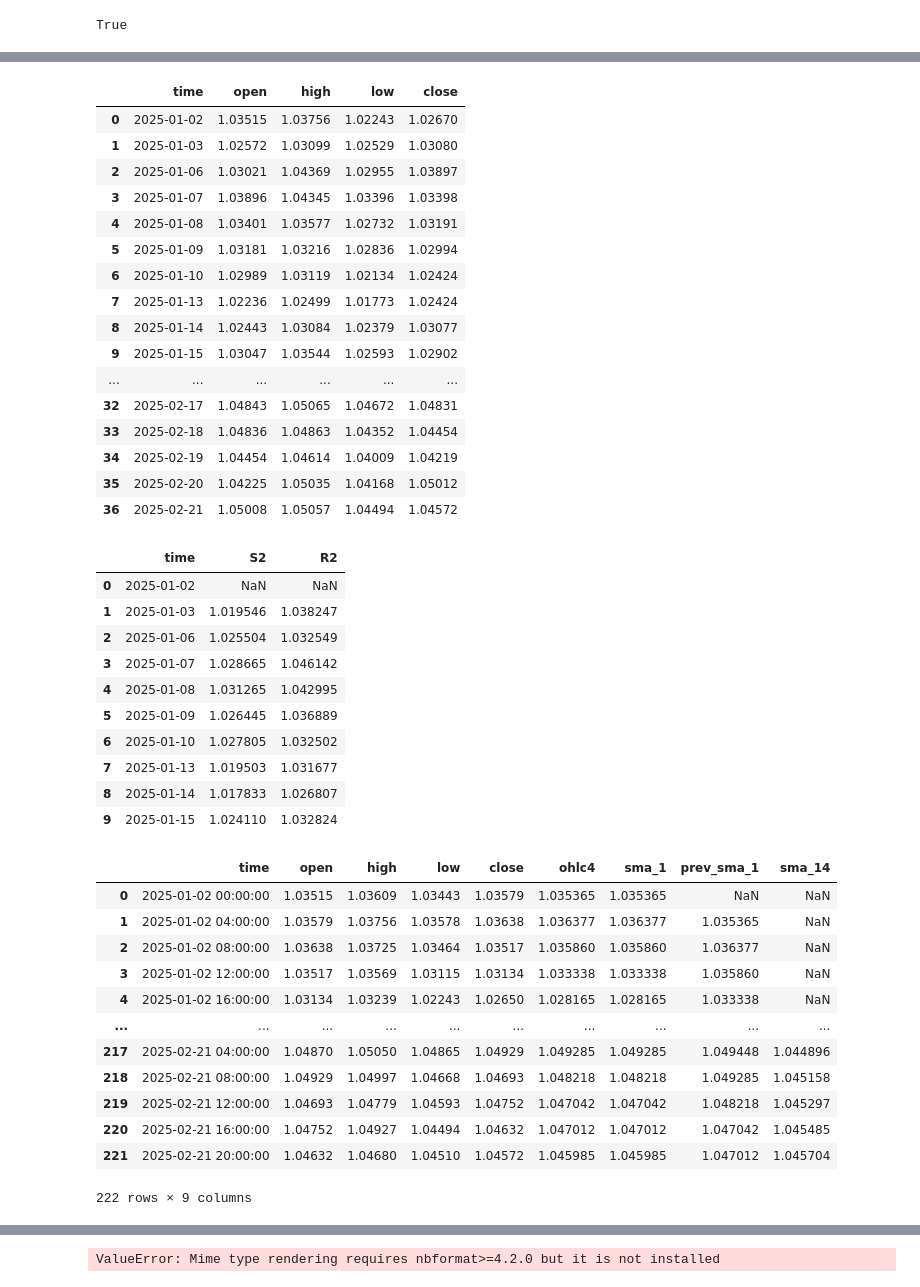
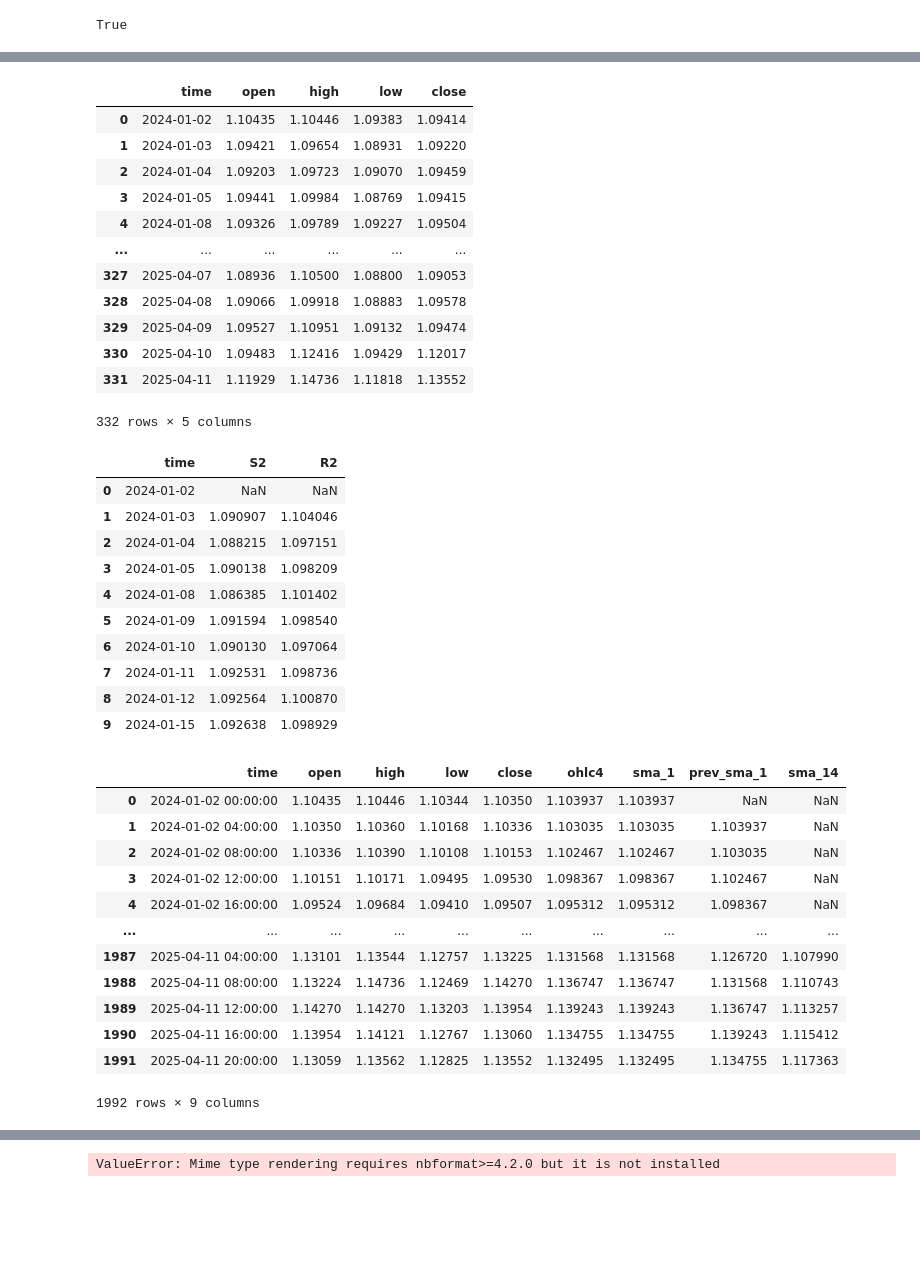
Before and after one commit to Moad2048/python_finance_market_projects, a Jupyter notebook: b2.ipynb, the cells around one changed output, grey strips where cells are left out. Drawn from its saved outputs; the diff is of its cells as text; code cells hidden in the pictures; blank space fills up the shorter version.

```diff
--- a/b2.ipynb
+++ b/b2.ipynb
@@ -32,8 +32,8 @@ def get_ohlc(symbol, timeframe, start_datetime, end_datetime):
 symbol = 'EURUSD'
 pos_size = 1
 timeframe = mt5.TIMEFRAME_M30
-start_datetime = datetime(2025,1,1)
-end_datetime = datetime(2025,2,22)
+start_datetime = datetime(2024,1,1)
+end_datetime = datetime(2025,4,12)
 ohlc_df = get_ohlc(symbol, timeframe, start_datetime, end_datetime)
 ohlc_df
 # %% [output]
@@ -55,9 +55,7 @@ ohlc_df
 symbol = 'EURUSD'
 pos_size = 1
 timeframe = mt5.TIMEFRAME_H4
-start_datetime = datetime(2025,1,1)
-end_datetime = datetime(2025,2,22)
 hourly_df = get_ohlc(symbol, timeframe, start_datetime, end_datetime)
-hourly_df
+hourly_df.tail(5)
 # %% [output]
 |  | time | open | high | low | close |
@@ -76,33 +67,27 @@ hourly_df
 # %%
 # daily df
 symbol = 'EURUSD'
 pos_size = 1
 timeframe = mt5.TIMEFRAME_D1
-start_datetime = datetime(2025,1,1)
-end_datetime = datetime(2025,2,22)
 daily_df = get_ohlc(symbol, timeframe, start_datetime, end_datetime)
 # Convert 'time' column to full timestamp
 #daily_df['time'] = pd.to_datetime(daily_df['time']).dt.strftime('%Y-%m-%d %H:%M:%S')
 #daily_df['time'] = pd.to_datetime(daily_df['time'], unit= 's').dt.strftime('%Y-%m-%d %H:%M:%S')
 daily_df
 # %% [output]
 |  | time | open | high | low | close |
-| 0 | 2025-01-02 | 1.03515 | 1.03756 | 1.02243 | 1.02670 |
-| 1 | 2025-01-03 | 1.02572 | 1.03099 | 1.02529 | 1.03080 |
-| 2 | 2025-01-06 | 1.03021 | 1.04369 | 1.02955 | 1.03897 |
-| 3 | 2025-01-07 | 1.03896 | 1.04345 | 1.03396 | 1.03398 |
-| 4 | 2025-01-08 | 1.03401 | 1.03577 | 1.02732 | 1.03191 |
-| 5 | 2025-01-09 | 1.03181 | 1.03216 | 1.02836 | 1.02994 |
-| 6 | 2025-01-10 | 1.02989 | 1.03119 | 1.02134 | 1.02424 |
-| 7 | 2025-01-13 | 1.02236 | 1.02499 | 1.01773 | 1.02424 |
-| 8 | 2025-01-14 | 1.02443 | 1.03084 | 1.02379 | 1.03077 |
-| 9 | 2025-01-15 | 1.03047 | 1.03544 | 1.02593 | 1.02902 |
+| 0 | 2024-01-02 | 1.10435 | 1.10446 | 1.09383 | 1.09414 |
+| 1 | 2024-01-03 | 1.09421 | 1.09654 | 1.08931 | 1.09220 |
+| 2 | 2024-01-04 | 1.09203 | 1.09723 | 1.09070 | 1.09459 |
+| 3 | 2024-01-05 | 1.09441 | 1.09984 | 1.08769 | 1.09415 |
+| 4 | 2024-01-08 | 1.09326 | 1.09789 | 1.09227 | 1.09504 |
 | ... | ... | ... | ... | ... | ... |
-| 32 | 2025-02-17 | 1.04843 | 1.05065 | 1.04672 | 1.04831 |
-| 33 | 2025-02-18 | 1.04836 | 1.04863 | 1.04352 | 1.04454 |
-| 34 | 2025-02-19 | 1.04454 | 1.04614 | 1.04009 | 1.04219 |
-| 35 | 2025-02-20 | 1.04225 | 1.05035 | 1.04168 | 1.05012 |
-| 36 | 2025-02-21 | 1.05008 | 1.05057 | 1.04494 | 1.04572 |
+| 327 | 2025-04-07 | 1.08936 | 1.10500 | 1.08800 | 1.09053 |
+| 328 | 2025-04-08 | 1.09066 | 1.09918 | 1.08883 | 1.09578 |
+| 329 | 2025-04-09 | 1.09527 | 1.10951 | 1.09132 | 1.09474 |
+| 330 | 2025-04-10 | 1.09483 | 1.12416 | 1.09429 | 1.12017 |
+| 331 | 2025-04-11 | 1.11929 | 1.14736 | 1.11818 | 1.13552 |
+332 rows × 5 columns
 # %%
 # Calculate Pivot Point, R1, R2, R3, stopeR4, S1, S2, S3, stopeS4 levels with Fibonacci
 daily_df["pivot"] = ((daily_df["high"] + daily_df["low"] + daily_df["close"]) / 3).shift(1)
@@ -117,16 +102,16 @@ daily_df["S3"] = daily_df["pivot"] - 1.000 * daily_df["prange"]
 daily_df[["time","S2","R2"]].head(10)
 # %% [output]
 |  | time | S2 | R2 |
-| 0 | 2025-01-02 | NaN | NaN |
-| 1 | 2025-01-03 | 1.019546 | 1.038247 |
-| 2 | 2025-01-06 | 1.025504 | 1.032549 |
-| 3 | 2025-01-07 | 1.028665 | 1.046142 |
-| 4 | 2025-01-08 | 1.031265 | 1.042995 |
-| 5 | 2025-01-09 | 1.026445 | 1.036889 |
-| 6 | 2025-01-10 | 1.027805 | 1.032502 |
-| 7 | 2025-01-13 | 1.019503 | 1.031677 |
-| 8 | 2025-01-14 | 1.017833 | 1.026807 |
-| 9 | 2025-01-15 | 1.024110 | 1.032824 |
+| 0 | 2024-01-02 | NaN | NaN |
+| 1 | 2024-01-03 | 1.090907 | 1.104046 |
+| 2 | 2024-01-04 | 1.088215 | 1.097151 |
+| 3 | 2024-01-05 | 1.090138 | 1.098209 |
+| 4 | 2024-01-08 | 1.086385 | 1.101402 |
+| 5 | 2024-01-09 | 1.091594 | 1.098540 |
+| 6 | 2024-01-10 | 1.090130 | 1.097064 |
+| 7 | 2024-01-11 | 1.092531 | 1.098736 |
+| 8 | 2024-01-12 | 1.092564 | 1.100870 |
+| 9 | 2024-01-15 | 1.092638 | 1.098929 |
 # %%
 #setting the sma 1 and 14 periods
 furst_sma_period = 1
@@ -142,18 +127,18 @@ hourly_df['sma_14'] = hourly_df['ohlc4'].rolling(second_sma_period).mean()
 hourly_df
 # %% [output]
 |  | time | open | high | low | close | ohlc4 | sma_1 | prev_sma_1 | sma_14 |
-| 0 | 2025-01-02 00:00:00 | 1.03515 | 1.03609 | 1.03443 | 1.03579 | 1.035365 | 1.035365 | NaN | NaN |
-| 1 | 2025-01-02 04:00:00 | 1.03579 | 1.03756 | 1.03578 | 1.03638 | 1.036377 | 1.036377 | 1.035365 | NaN |
-| 2 | 2025-01-02 08:00:00 | 1.03638 | 1.03725 | 1.03464 | 1.03517 | 1.035860 | 1.035860 | 1.036377 | NaN |
-| 3 | 2025-01-02 12:00:00 | 1.03517 | 1.03569 | 1.03115 | 1.03134 | 1.033338 | 1.033338 | 1.035860 | NaN |
-| 4 | 2025-01-02 16:00:00 | 1.03134 | 1.03239 | 1.02243 | 1.02650 | 1.028165 | 1.028165 | 1.033338 | NaN |
+| 0 | 2024-01-02 00:00:00 | 1.10435 | 1.10446 | 1.10344 | 1.10350 | 1.103937 | 1.103937 | NaN | NaN |
+| 1 | 2024-01-02 04:00:00 | 1.10350 | 1.10360 | 1.10168 | 1.10336 | 1.103035 | 1.103035 | 1.103937 | NaN |
+| 2 | 2024-01-02 08:00:00 | 1.10336 | 1.10390 | 1.10108 | 1.10153 | 1.102467 | 1.102467 | 1.103035 | NaN |
+| 3 | 2024-01-02 12:00:00 | 1.10151 | 1.10171 | 1.09495 | 1.09530 | 1.098367 | 1.098367 | 1.102467 | NaN |
+| 4 | 2024-01-02 16:00:00 | 1.09524 | 1.09684 | 1.09410 | 1.09507 | 1.095312 | 1.095312 | 1.098367 | NaN |
 | ... | ... | ... | ... | ... | ... | ... | ... | ... | ... |
-| 217 | 2025-02-21 04:00:00 | 1.04870 | 1.05050 | 1.04865 | 1.04929 | 1.049285 | 1.049285 | 1.049448 | 1.044896 |
-| 218 | 2025-02-21 08:00:00 | 1.04929 | 1.04997 | 1.04668 | 1.04693 | 1.048218 | 1.048218 | 1.049285 | 1.045158 |
-| 219 | 2025-02-21 12:00:00 | 1.04693 | 1.04779 | 1.04593 | 1.04752 | 1.047042 | 1.047042 | 1.048218 | 1.045297 |
-| 220 | 2025-02-21 16:00:00 | 1.04752 | 1.04927 | 1.04494 | 1.04632 | 1.047012 | 1.047012 | 1.047042 | 1.045485 |
-| 221 | 2025-02-21 20:00:00 | 1.04632 | 1.04680 | 1.04510 | 1.04572 | 1.045985 | 1.045985 | 1.047012 | 1.045704 |
+| 1987 | 2025-04-11 04:00:00 | 1.13101 | 1.13544 | 1.12757 | 1.13225 | 1.131568 | 1.131568 | 1.126720 | 1.107990 |
+| 1988 | 2025-04-11 08:00:00 | 1.13224 | 1.14736 | 1.12469 | 1.14270 | 1.136747 | 1.136747 | 1.131568 | 1.110743 |
+| 1989 | 2025-04-11 12:00:00 | 1.14270 | 1.14270 | 1.13203 | 1.13954 | 1.139243 | 1.139243 | 1.136747 | 1.113257 |
+| 1990 | 2025-04-11 16:00:00 | 1.13954 | 1.14121 | 1.12767 | 1.13060 | 1.134755 | 1.134755 | 1.139243 | 1.115412 |
+| 1991 | 2025-04-11 20:00:00 | 1.13059 | 1.13562 | 1.12825 | 1.13552 | 1.132495 | 1.132495 | 1.134755 | 1.117363 |
-222 rows × 9 columns
+1992 rows × 9 columns
 # %%
 #setting the 11 and 114 sma periods
 thurd_sma_period = 1
```
Also changed, not shown: parts of 8 cells of this notebook, 1 other file.
